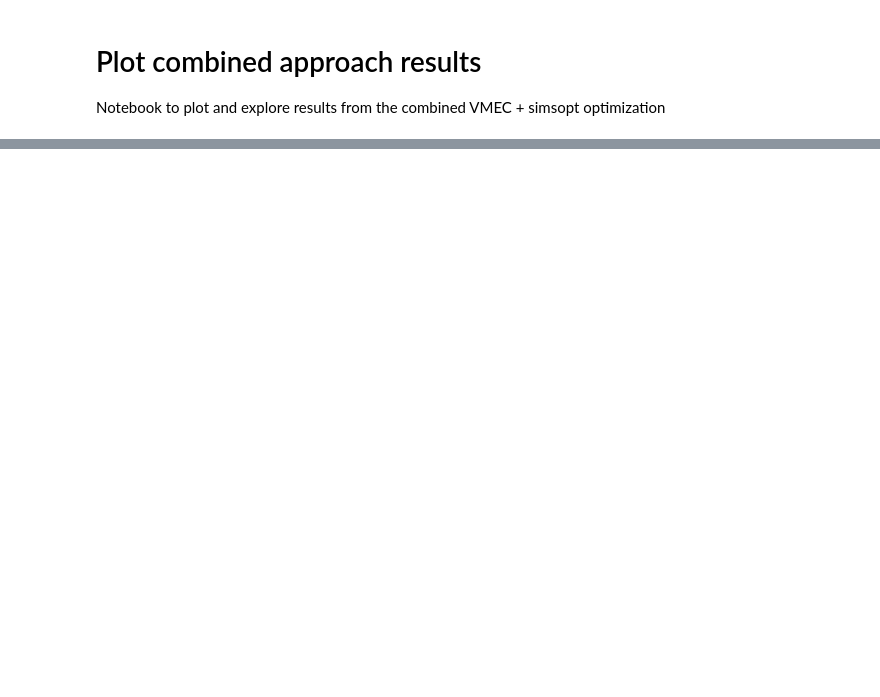
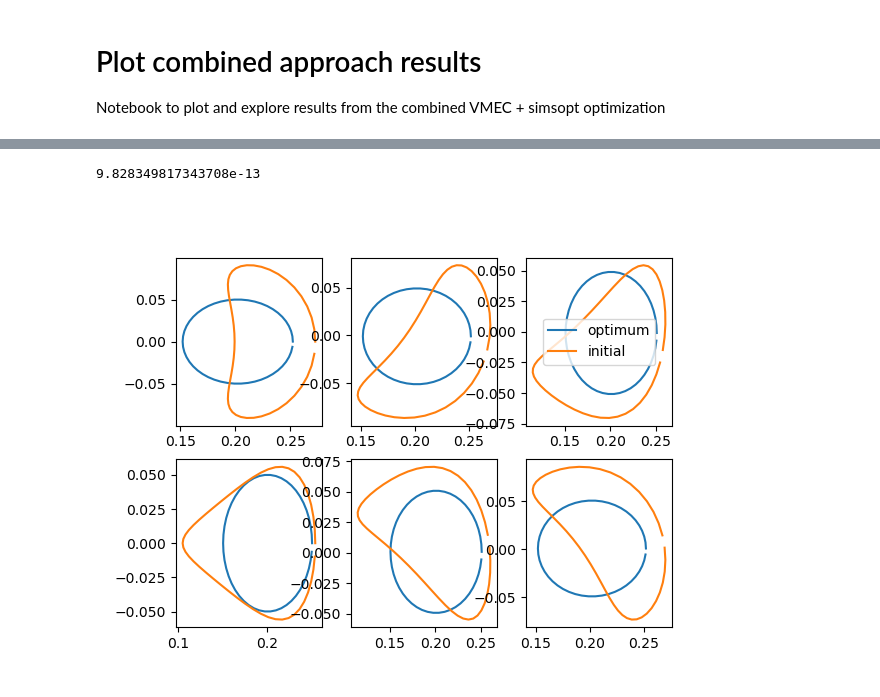
Before and after one commit to abaillod/csx_combined_optimization, a Jupyter notebook: plot_combined_approach_results.ipynb, the cells around one changed output, grey strips where cells are left out. Cells and saved outputs as stored; diff of their text form; code cells hidden in the pictures; blank space fills up the shorter version.

Commit message:
stage two now working

```diff
--- a/plot_combined_approach_results.ipynb
+++ b/plot_combined_approach_results.ipynb
@@ -15,8 +15,9 @@ from simsopt.field import compute_fieldlines, LevelsetStoppingCriterion, Surface
 import pickle
 # %%
 # Load data
-date = '2023-10-18T22:51:12'
-directory = 'runs/' + date
+dirname = 'stage_1_mpol=ntor=3'
+#date = '2023-10-17T15:03:34'
+directory = 'runs/' + dirname
 parent_path = '.'
 this_path = os.path.join(parent_path, directory)
 os.chdir(parent_path)
@@ -27,6 +28,6 @@ os.makedirs(figure_path, exist_ok=True)
 
 wout_file = os.path.join(this_path, "wout_final.nc")
 vmec = Vmec( wout_file )
-initial_vmec = Vmec( 'wout_CSSCscaled3.nc' )
+initial_vmec = Vmec( 'vmec_inputs/wout_tokamak.nc' )
 initial_bs = load( 'flux_100_bs_cssc_cssc.json' )
 bs = load(os.path.join(this_path,"coils/bs_output.json"))
@@ -35,3 +34,20 @@ FileNotFoundError: [Errno 2] No such file or directory: './runs/2023-10-18T22:51
+# %%
+vmec.wout.fsqr
+# %% [output]
+9.828349817343708e-13
+# %%
+# Plot some cross sections
+fig, ax = plt.subplots(2,3)
+for phi, aa in zip(np.linspace(0,np.pi,6,endpoint=False), ax.flatten()):
+    for v, l in zip([initial_vmec, vmec], ['initial', 'optimum']):
+        cs = v.boundary.cross_section(phi=phi)
+        R = np.sqrt(cs[:,0]**2 + cs[:,1]**2)
+        Z = cs[:,2]
+        aa.plot(R,Z)
+ax[0,2].legend({'optimum', 'initial'})
+plt.savefig(os.path.join(figure_path, 'cross_sections.png'))
+# %% [output]
+[figure, added]
 # %%
 # Plot VMEC Poincare section
 fig, ax = plt.subplots(2,3)
```
Also changed, not shown: parts of 11 cells of this notebook, 22 other files.
